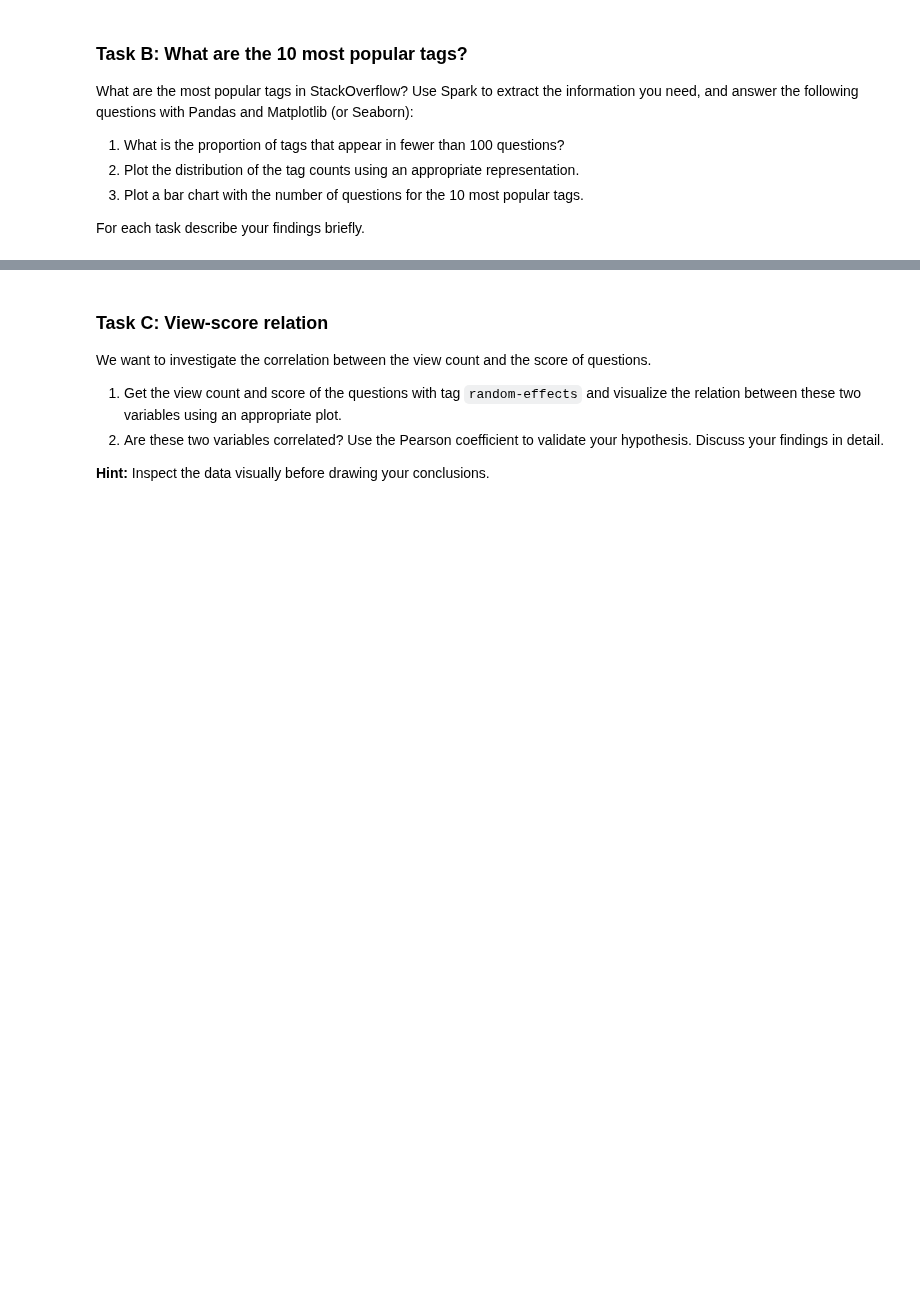
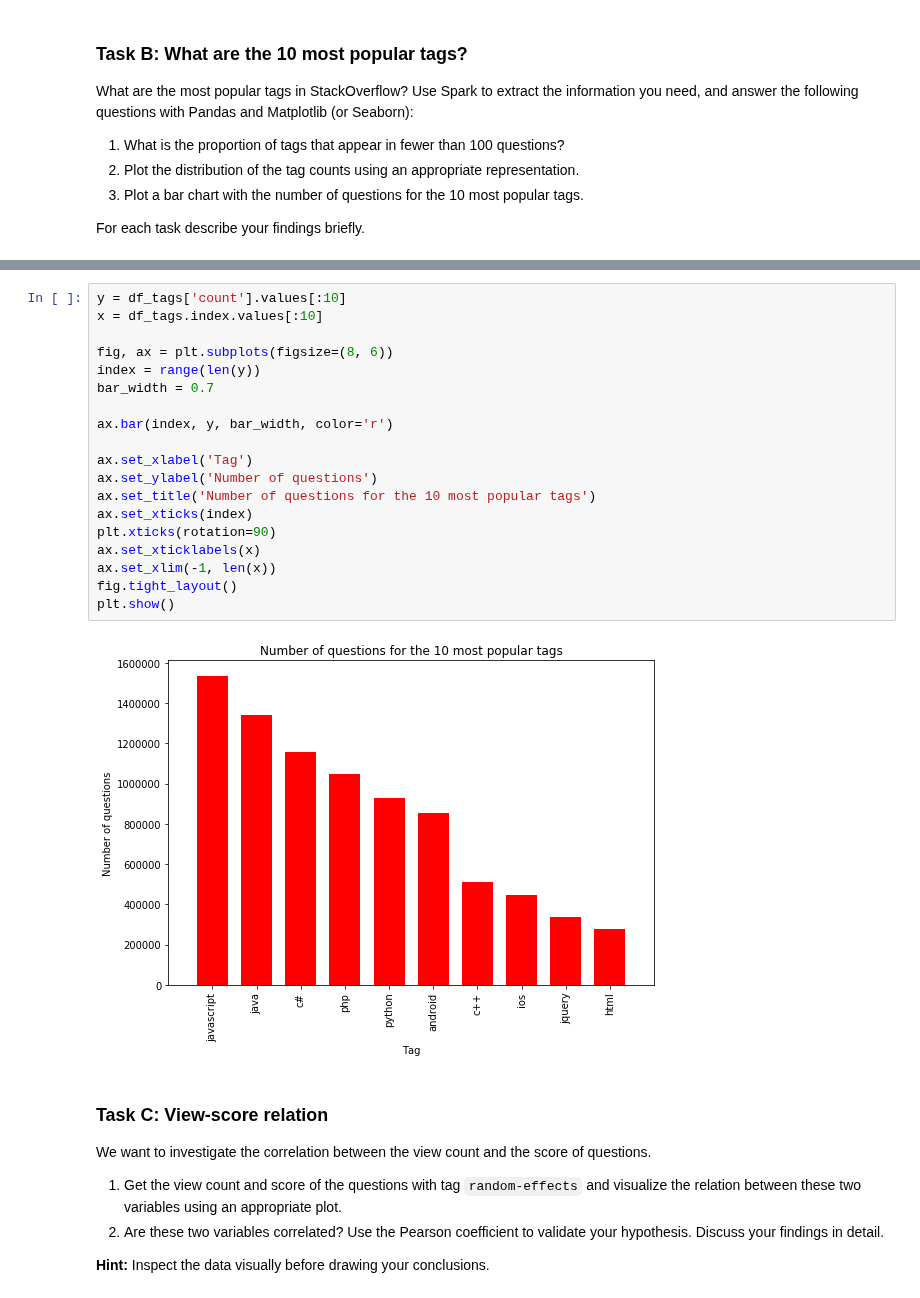
Before and after one commit to vbruttin/ada_homeworks, a Jupyter notebook: Homework3.ipynb, the cells around one changed output, grey strips where cells are left out. Cells and saved outputs as stored; diff of their text form; blank space fills up the shorter version.

```diff
--- a/Homework3.ipynb
+++ b/Homework3.ipynb
@@ -205,3 +202,24 @@ Proportion of tags appearing in fewer than 100 questions : 90.05 %
+# %%
+y = df_tags['count'].values[:10]
+x = df_tags.index.values[:10]
+
+fig, ax = plt.subplots(figsize=(8, 6))
+index = range(len(y))
+bar_width = 0.7
+
+ax.bar(index, y, bar_width, color='r')
+
+ax.set_xlabel('Tag')
+ax.set_ylabel('Number of questions')
+ax.set_title('Number of questions for the 10 most popular tags')
+ax.set_xticks(index)
+plt.xticks(rotation=90)
+ax.set_xticklabels(x)
+ax.set_xlim(-1, len(x))
+fig.tight_layout()
+plt.show()
+# %% [output]
+[figure, added]
 # %% [markdown]
 ### Task C: View-score relation
 
```
Also changed, not shown: parts of 5 cells of this notebook.
